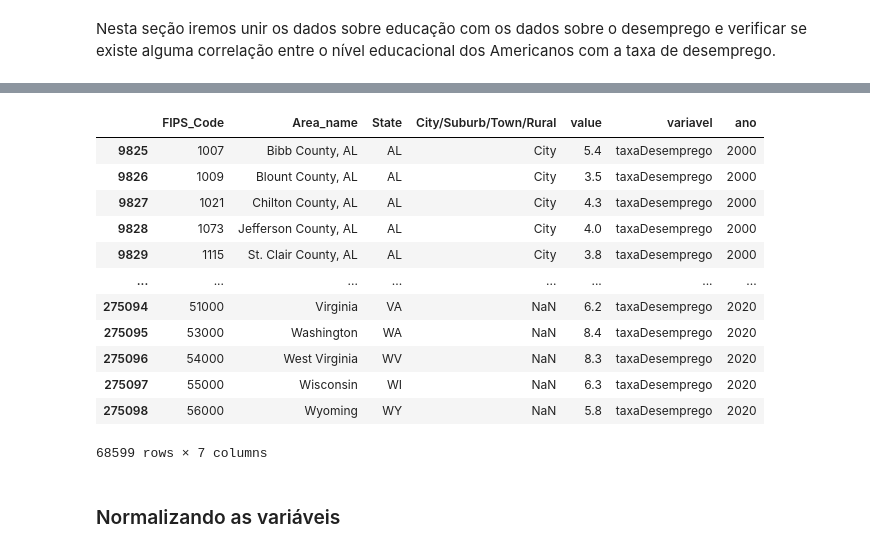
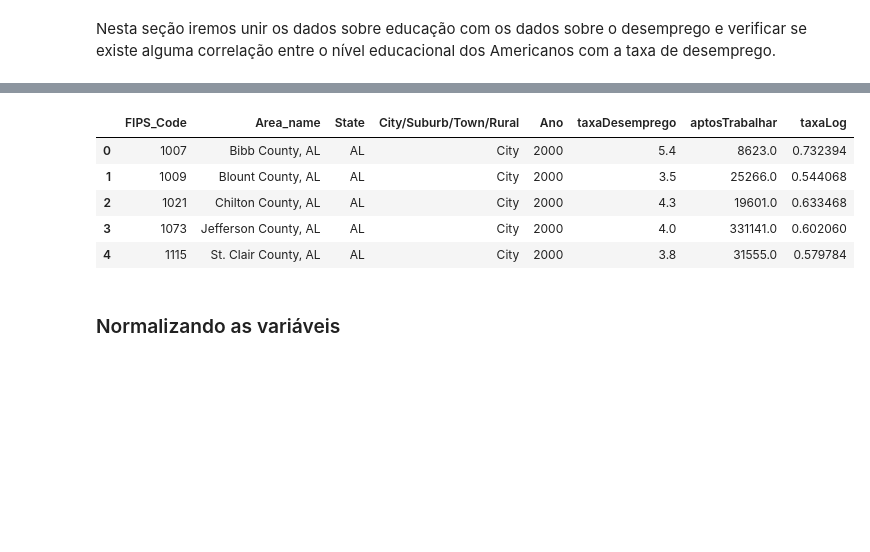
Before and after one commit to micheldearaujo/02-Analise_de_Dados-CIn, a Jupyter notebook: Análise_Dados.ipynb, the cells around one changed output, grey strips where cells are left out. Drawn from its saved outputs; the diff is of its cells as text; code cells hidden in the pictures; blank space fills up the shorter version.

```diff
--- a/Análise_Dados.ipynb
+++ b/Análise_Dados.ipynb
@@ -357,0 +458,10 @@ desemprego
+# %%
+# Selecionando a metade do DataFrame
+desemprego = desemprego[desemprego["Variavel"] == 'aptosTrabalhar']
+# %%
+# Dropando as colunas que não serão utilizadas
+desemprego = desemprego.drop(["Variavel", "value"], axis=1)
+# %%
+# Adicionando as novas colunas
+desemprego["taxaDesemprego"] = valoresTaxaDesemprego
+desemprego["aptosTrabalhar"] = valoresAptosTrabalhar
@@ -521,0 +648,5 @@ Podemos ver que não há discrepância entre as taxas de desemprego entre as zon
+# %%
+# Transformando para a escala de log10
+desemprego['taxaLog'] = np.log10(desemprego['taxaDesemprego'])
+desemprego['taxaLog'].hist()
+plt.show()
@@ -622,20 +806,12 @@ ensino_medio_superior
 # %%
-taxaDesemp = desemprego[desemprego.variavel=='taxaDesemprego']
-taxaDesemp
+desemprego.head()
 # %% [output]
-|  | FIPS_Code | Area_name | State | City/Suburb/Town/Rural | value | variavel | ano |
-| 9825 | 1007 | Bibb County, AL | AL | City | 5.4 | taxaDesemprego | 2000 |
-| 9826 | 1009 | Blount County, AL | AL | City | 3.5 | taxaDesemprego | 2000 |
-| 9827 | 1021 | Chilton County, AL | AL | City | 4.3 | taxaDesemprego | 2000 |
-| 9828 | 1073 | Jefferson County, AL | AL | City | 4.0 | taxaDesemprego | 2000 |
-| 9829 | 1115 | St. Clair County, AL | AL | City | 3.8 | taxaDesemprego | 2000 |
-| ... | ... | ... | ... | ... | ... | ... | ... |
-| 275094 | 51000 | Virginia | VA | NaN | 6.2 | taxaDesemprego | 2020 |
-| 275095 | 53000 | Washington | WA | NaN | 8.4 | taxaDesemprego | 2020 |
-| 275096 | 54000 | West Virginia | WV | NaN | 8.3 | taxaDesemprego | 2020 |
-| 275097 | 55000 | Wisconsin | WI | NaN | 6.3 | taxaDesemprego | 2020 |
-| 275098 | 56000 | Wyoming | WY | NaN | 5.8 | taxaDesemprego | 2020 |
+|  | FIPS_Code | Area_name | State | City/Suburb/Town/Rural | Ano | taxaDesemprego | aptosTrabalhar | taxaLog |
+| 0 | 1007 | Bibb County, AL | AL | City | 2000 | 5.4 | 8623.0 | 0.732394 |
+| 1 | 1009 | Blount County, AL | AL | City | 2000 | 3.5 | 25266.0 | 0.544068 |
+| 2 | 1021 | Chilton County, AL | AL | City | 2000 | 4.3 | 19601.0 | 0.633468 |
+| 3 | 1073 | Jefferson County, AL | AL | City | 2000 | 4.0 | 331141.0 | 0.602060 |
+| 4 | 1115 | St. Clair County, AL | AL | City | 2000 | 3.8 | 31555.0 | 0.579784 |
-68599 rows × 7 columns
 # %% [markdown]
 ### Normalizando as variáveis
 # %% [markdown]
```
Also changed, not shown: parts of 108 cells of this notebook.
